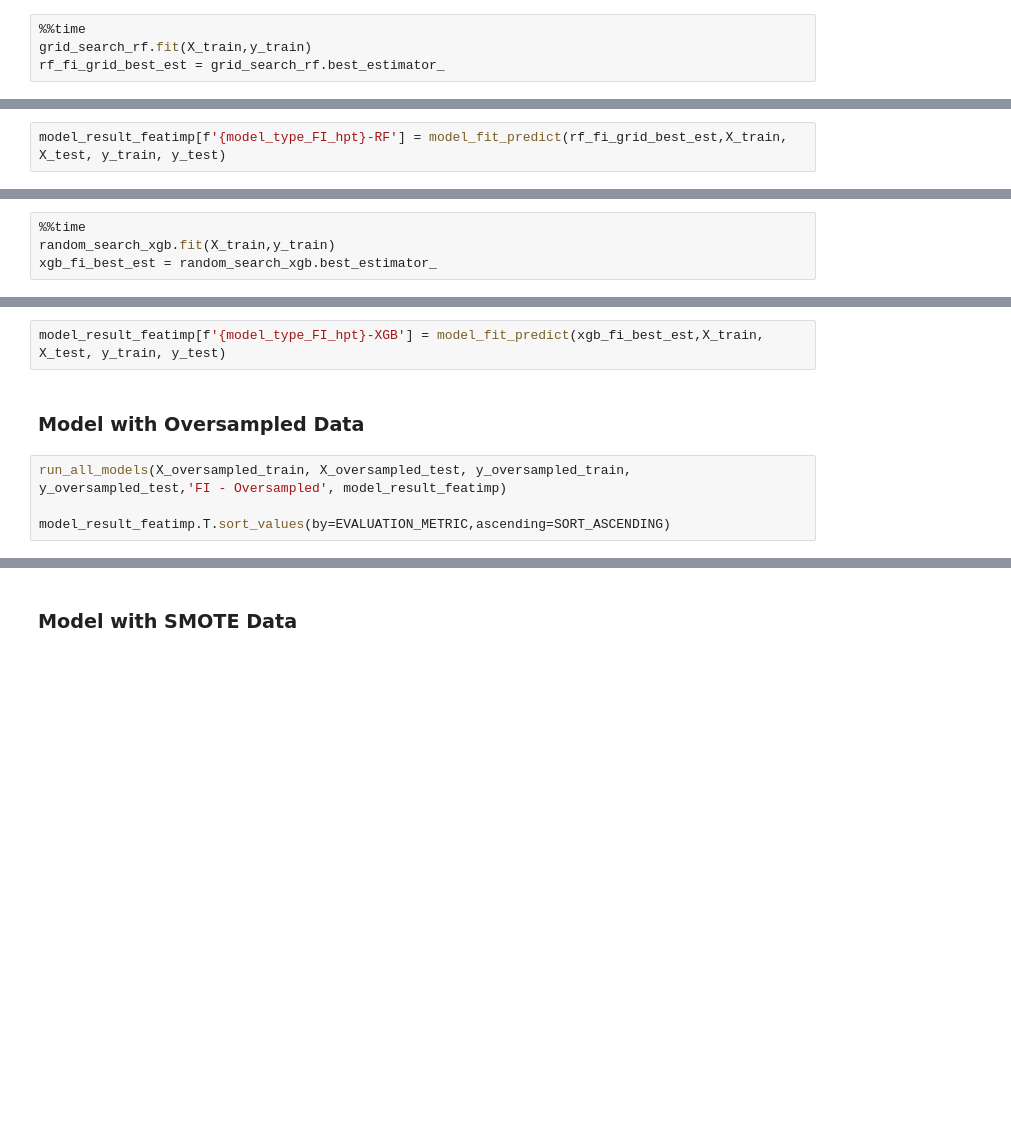
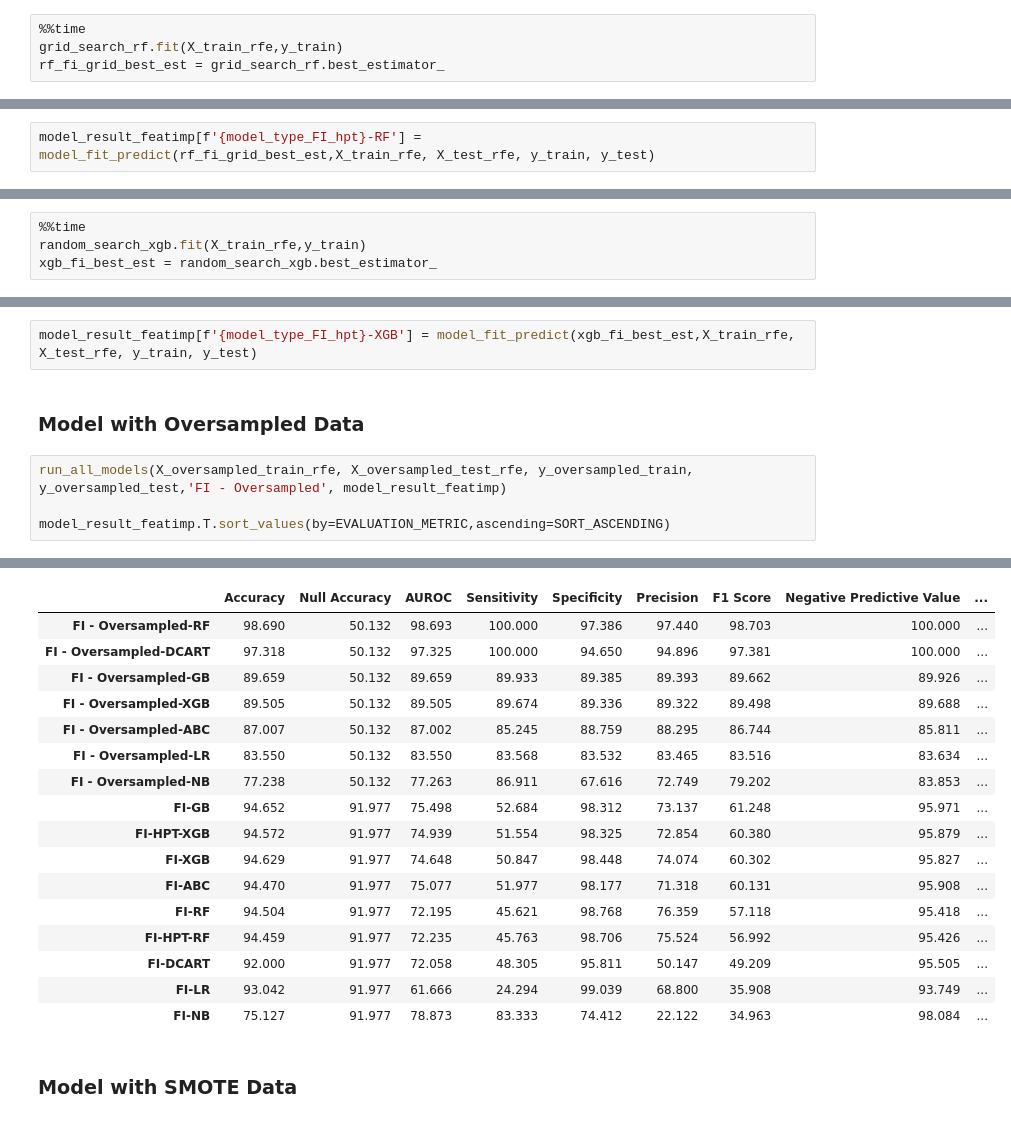
Before and after one commit to Lakshmi-1212/TelecomChurn_CaseStudy, a Jupyter notebook: TelcomChurn_CaseStudy.ipynb, the cells around one changed output, grey strips where cells are left out. Drawn from its saved outputs; the diff is of its cells as text; blank space fills up the shorter version.

```diff
--- a/TelcomChurn_CaseStudy.ipynb
+++ b/TelcomChurn_CaseStudy.ipynb
@@ -1649,5 +1810,5 @@ model_type_FI_hpt = 'FI-HPT'
 #### HPT for Random Forest
 # %%
 %%time
-grid_search_rf.fit(X_train,y_train)
+grid_search_rf.fit(X_train_rfe,y_train)
 rf_fi_grid_best_est = grid_search_rf.best_estimator_
@@ -1657,9 +1822,9 @@ rf_fi_grid_best_est = grid_search_rf.best_estimator_
 # rf_fi_best_est = random_search_rf.best_estimator_
 # %%
-model_result_featimp[f'{model_type_FI_hpt}-RF'] = model_fit_predict(rf_fi_grid_best_est,X_train, X_test, y_train, y_test)
+model_result_featimp[f'{model_type_FI_hpt}-RF'] = model_fit_predict(rf_fi_grid_best_est,X_train_rfe, X_test_rfe, y_train, y_test)
 # %% [markdown]
 #### HPT for XGBoost
 # %%
 %%time
-random_search_xgb.fit(X_train,y_train)
+random_search_xgb.fit(X_train_rfe,y_train)
 xgb_fi_best_est = random_search_xgb.best_estimator_
@@ -1666,8 +1835,9 @@ xgb_fi_best_est = random_search_xgb.best_estimator_
 # %%
-model_result_featimp[f'{model_type_FI_hpt}-XGB'] = model_fit_predict(xgb_fi_best_est,X_train, X_test, y_train, y_test)
+model_result_featimp[f'{model_type_FI_hpt}-XGB'] = model_fit_predict(xgb_fi_best_est,X_train_rfe, X_test_rfe, y_train, y_test)
 # %% [markdown]
 ### Model with Oversampled Data
 # %%
-run_all_models(X_oversampled_train, X_oversampled_test, y_oversampled_train, y_oversampled_test,'FI - Oversampled', model_result_featimp)
+run_all_models(X_oversampled_train_rfe, X_oversampled_test_rfe, y_oversampled_train, y_oversampled_test,'FI - Oversampled', model_result_featimp)
 
 model_result_featimp.T.sort_values(by=EVALUATION_METRIC,ascending=SORT_ASCENDING)
+# %% [output]
@@ -1674,3 +1861,20 @@ model_result_featimp.T.sort_values(by=EVALUATION_METRIC,ascending=SORT_ASCENDING
+|  | Accuracy | Null Accuracy | AUROC | Sensitivity | Specificity | Precision | F1 Score | Negative Predictive Value | ... |
+| FI - Oversampled-RF | 98.690 | 50.132 | 98.693 | 100.000 | 97.386 | 97.440 | 98.703 | 100.000 | ... |
+| FI - Oversampled-DCART | 97.318 | 50.132 | 97.325 | 100.000 | 94.650 | 94.896 | 97.381 | 100.000 | ... |
+| FI - Oversampled-GB | 89.659 | 50.132 | 89.659 | 89.933 | 89.385 | 89.393 | 89.662 | 89.926 | ... |
+| FI - Oversampled-XGB | 89.505 | 50.132 | 89.505 | 89.674 | 89.336 | 89.322 | 89.498 | 89.688 | ... |
+| FI - Oversampled-ABC | 87.007 | 50.132 | 87.002 | 85.245 | 88.759 | 88.295 | 86.744 | 85.811 | ... |
+| FI - Oversampled-LR | 83.550 | 50.132 | 83.550 | 83.568 | 83.532 | 83.465 | 83.516 | 83.634 | ... |
+| FI - Oversampled-NB | 77.238 | 50.132 | 77.263 | 86.911 | 67.616 | 72.749 | 79.202 | 83.853 | ... |
+| FI-GB | 94.652 | 91.977 | 75.498 | 52.684 | 98.312 | 73.137 | 61.248 | 95.971 | ... |
+| FI-HPT-XGB | 94.572 | 91.977 | 74.939 | 51.554 | 98.325 | 72.854 | 60.380 | 95.879 | ... |
+| FI-XGB | 94.629 | 91.977 | 74.648 | 50.847 | 98.448 | 74.074 | 60.302 | 95.827 | ... |
+| FI-ABC | 94.470 | 91.977 | 75.077 | 51.977 | 98.177 | 71.318 | 60.131 | 95.908 | ... |
+| FI-RF | 94.504 | 91.977 | 72.195 | 45.621 | 98.768 | 76.359 | 57.118 | 95.418 | ... |
+| FI-HPT-RF | 94.459 | 91.977 | 72.235 | 45.763 | 98.706 | 75.524 | 56.992 | 95.426 | ... |
+| FI-DCART | 92.000 | 91.977 | 72.058 | 48.305 | 95.811 | 50.147 | 49.209 | 95.505 | ... |
+| FI-LR | 93.042 | 91.977 | 61.666 | 24.294 | 99.039 | 68.800 | 35.908 | 93.749 | ... |
+| FI-NB | 75.127 | 91.977 | 78.873 | 83.333 | 74.412 | 22.122 | 34.963 | 98.084 | ... |
 # %% [markdown]
 ### Model with SMOTE Data
 # %%
```
Also changed, not shown: parts of 55 cells of this notebook.
